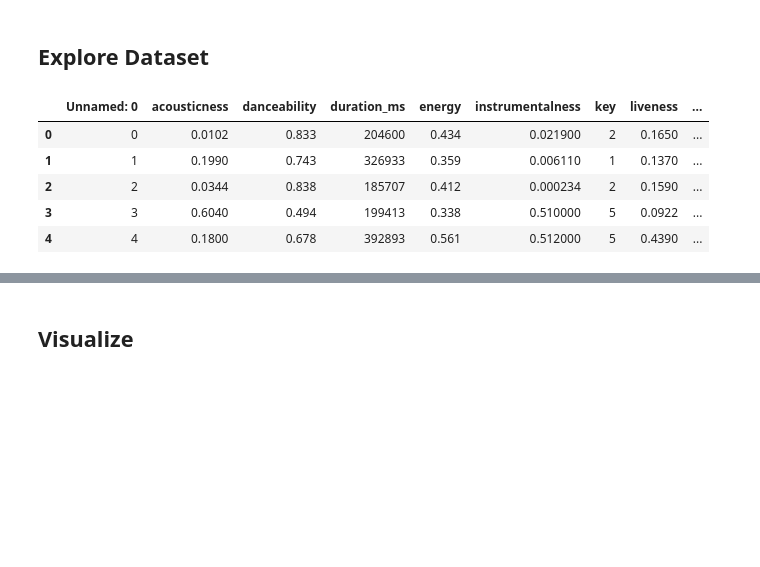
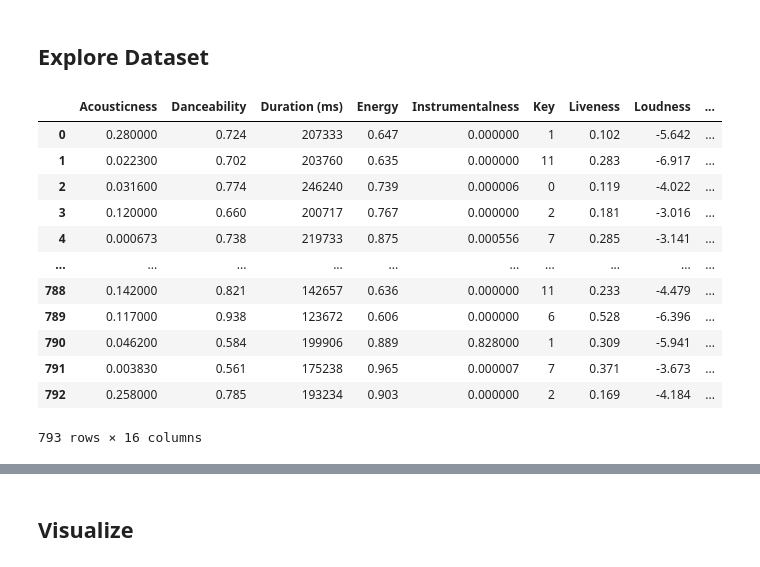
Before and after one commit to Kelsey2701/spotify-project, a Jupyter notebook: exploratory.ipynb, the cells around one changed output, grey strips where cells are left out. Cells and saved outputs as stored; diff of their text form; code cells hidden in the pictures; blank space fills up the shorter version.

```diff
--- a/exploratory.ipynb
+++ b/exploratory.ipynb
@@ -17,19 +38,27 @@ from sklearn.metrics import mean_absolute_error, mean_squared_error, r2_score
 %matplotlib inline
 # %%
 # Load the dataset
-df = pd.read_csv('data.csv')
+url = 'https://raw.githubusercontent.com/Kelsey2701/spotify-project/main/reordered_music_playlists.csv'
+df = pd.read_csv(url)
 # %% [markdown]
 ## Explore Dataset
 # %%
 # View dataset
-df.head()
+df
 # %% [output]
-|  | Unnamed: 0 | acousticness | danceability | duration_ms | energy | instrumentalness | key | liveness | ... |
-| 0 | 0 | 0.0102 | 0.833 | 204600 | 0.434 | 0.021900 | 2 | 0.1650 | ... |
-| 1 | 1 | 0.1990 | 0.743 | 326933 | 0.359 | 0.006110 | 1 | 0.1370 | ... |
-| 2 | 2 | 0.0344 | 0.838 | 185707 | 0.412 | 0.000234 | 2 | 0.1590 | ... |
-| 3 | 3 | 0.6040 | 0.494 | 199413 | 0.338 | 0.510000 | 5 | 0.0922 | ... |
-| 4 | 4 | 0.1800 | 0.678 | 392893 | 0.561 | 0.512000 | 5 | 0.4390 | ... |
+|  | Acousticness | Danceability | Duration (ms) | Energy | Instrumentalness | Key | Liveness | Loudness | ... |
+| 0 | 0.280000 | 0.724 | 207333 | 0.647 | 0.000000 | 1 | 0.102 | -5.642 | ... |
+| 1 | 0.022300 | 0.702 | 203760 | 0.635 | 0.000000 | 11 | 0.283 | -6.917 | ... |
+| 2 | 0.031600 | 0.774 | 246240 | 0.739 | 0.000006 | 0 | 0.119 | -4.022 | ... |
+| 3 | 0.120000 | 0.660 | 200717 | 0.767 | 0.000000 | 2 | 0.181 | -3.016 | ... |
+| 4 | 0.000673 | 0.738 | 219733 | 0.875 | 0.000556 | 7 | 0.285 | -3.141 | ... |
+| ... | ... | ... | ... | ... | ... | ... | ... | ... | ... |
+| 788 | 0.142000 | 0.821 | 142657 | 0.636 | 0.000000 | 11 | 0.233 | -4.479 | ... |
+| 789 | 0.117000 | 0.938 | 123672 | 0.606 | 0.000000 | 6 | 0.528 | -6.396 | ... |
+| 790 | 0.046200 | 0.584 | 199906 | 0.889 | 0.828000 | 1 | 0.309 | -5.941 | ... |
+| 791 | 0.003830 | 0.561 | 175238 | 0.965 | 0.000007 | 7 | 0.371 | -3.673 | ... |
+| 792 | 0.258000 | 0.785 | 193234 | 0.903 | 0.000000 | 2 | 0.169 | -4.184 | ... |
+793 rows × 16 columns
 # %%
 # Get summary statistics
 df.describe()
```
Also changed, not shown: parts of 28 cells of this notebook.
